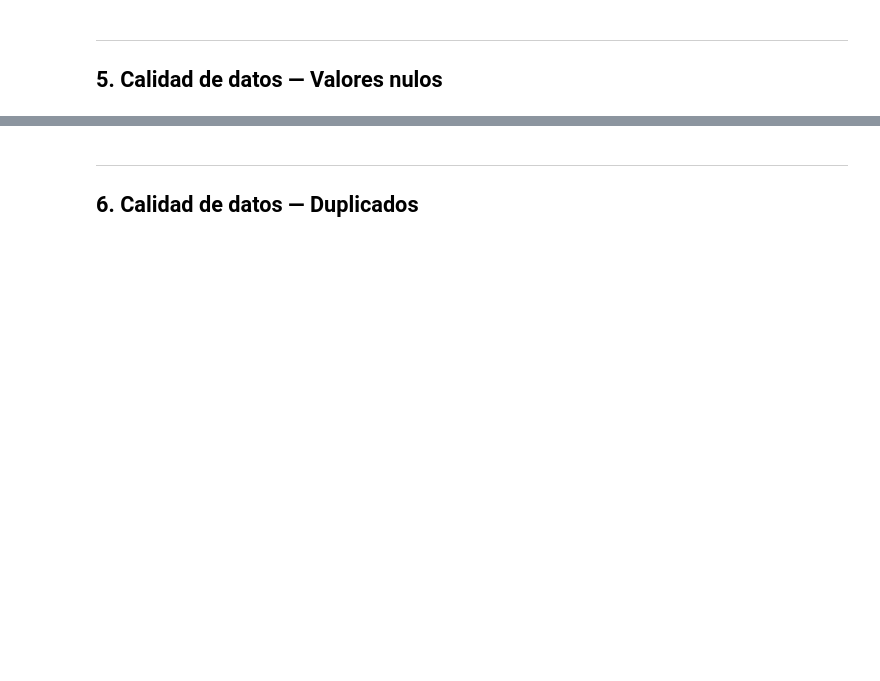
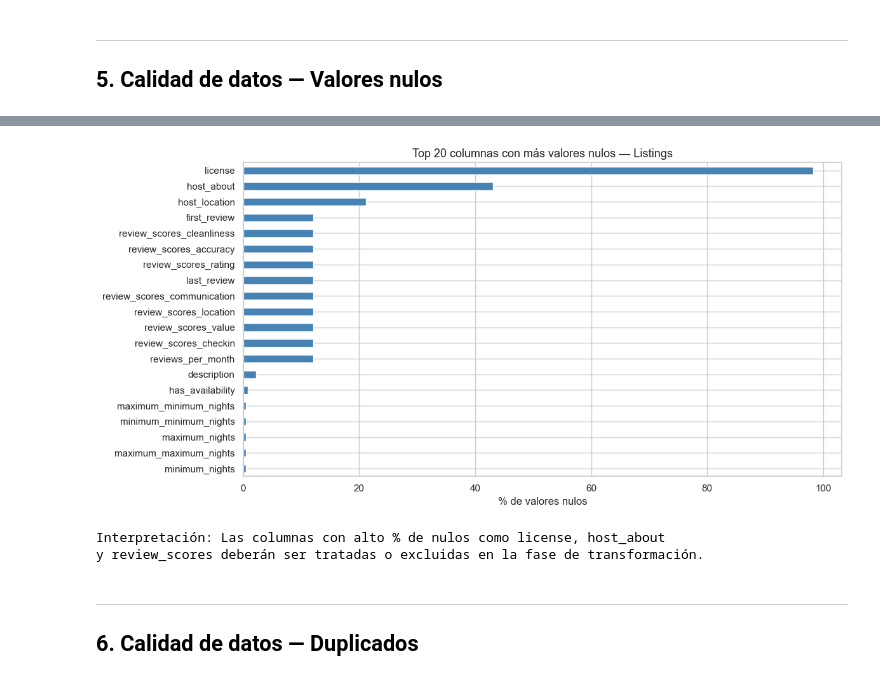
Before and after one commit to isabelhoyos287560/bi_itm, a Jupyter notebook: etl_airbnb/notebooks/exploracion_airbnb.ipynb, the cells around one changed output, grey strips where cells are left out. Drawn from its saved outputs; the diff is of its cells as text; code cells hidden in the pictures; blank space fills up the shorter version.

```diff
--- a/etl_airbnb/notebooks/exploracion_airbnb.ipynb
+++ b/etl_airbnb/notebooks/exploracion_airbnb.ipynb
@@ -116,16 +316,20 @@ nulos_calendar  = resumen_nulos(df_calendar, 'Calendar')
 # %%
 # Visualización de nulos en Listings (top 20 columnas con más nulos)
 if not nulos_listings.empty:
     top20 = nulos_listings.head(20)
     fig, ax = plt.subplots(figsize=(12, 6))
     top20['% Nulos'].plot(kind='barh', ax=ax, color='steelblue')
     ax.set_title('Top 20 columnas con más valores nulos — Listings', fontsize=13)
     ax.set_xlabel('% de valores nulos')
     ax.invert_yaxis()
     plt.tight_layout()
     plt.show()
-    print('Interpretación: Las columnas con alto % de nulos como neighbourhood o review_scores\n'
-          'deberán ser tratadas o excluidas en la fase de transformación.')
+    print('Interpretación: Las columnas con alto % de nulos como license, host_about\n'
+          'y review_scores deberán ser tratadas o excluidas en la fase de transformación.')
+# %% [output]
+[figure, added]
+Interpretación: Las columnas con alto % de nulos como license, host_about
+y review_scores deberán ser tratadas o excluidas en la fase de transformación.
 # %% [markdown]
 ---
 ## 6. Calidad de datos — Duplicados
```
Also changed, not shown: parts of 47 cells of this notebook, 2 other files.
